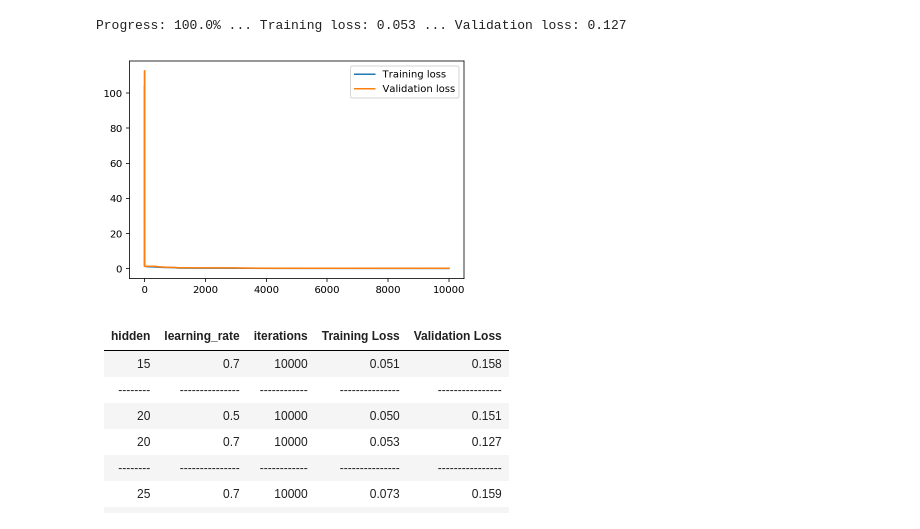
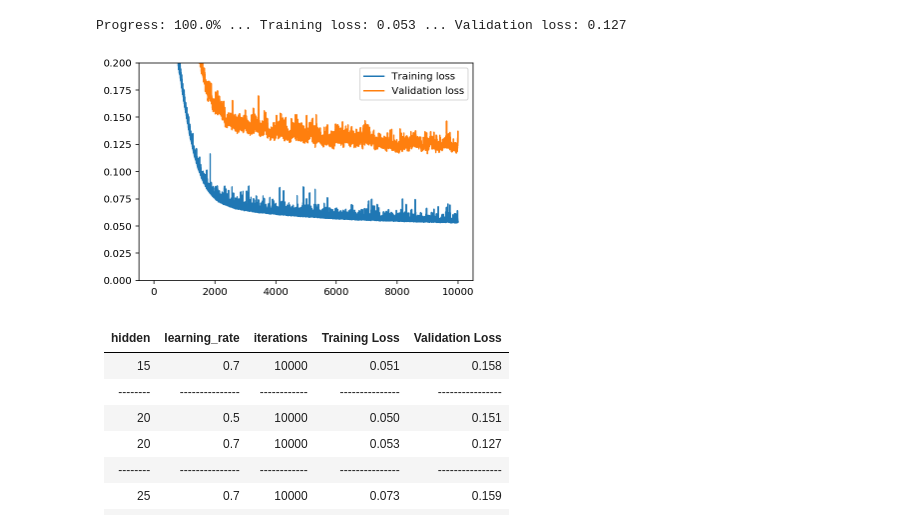
Before and after one commit to salshareef/deep-learning, a Jupyter notebook: first-neural-network/Your_first_neural_network.ipynb, the cells around one changed output. Cells and saved outputs as stored; diff of their text form; code cells hidden in the pictures.

Commit message:
Change the scale of the diagram to show the convergence more clearly

```diff
--- a/first-neural-network/Your_first_neural_network.ipynb
+++ b/first-neural-network/Your_first_neural_network.ipynb
@@ -340,10 +340,10 @@ Progress: 100.0% ... Training loss: 0.053 ... Validation loss: 0.127
 # %%
 plt.plot(losses['train'], label='Training loss')
 plt.plot(losses['validation'], label='Validation loss')
 plt.legend()
-_ = plt.ylim()
+_ = plt.ylim(0,0.20)
 # %% [output]
-[figure, old version]
+[figure, new version]
 # %% [markdown]
 | hidden | learning_rate | iterations | Training Loss | Validation Loss|
 |--------|---------------|------------|---------------|----------------|
```
Also changed, not shown: 1 other file.
